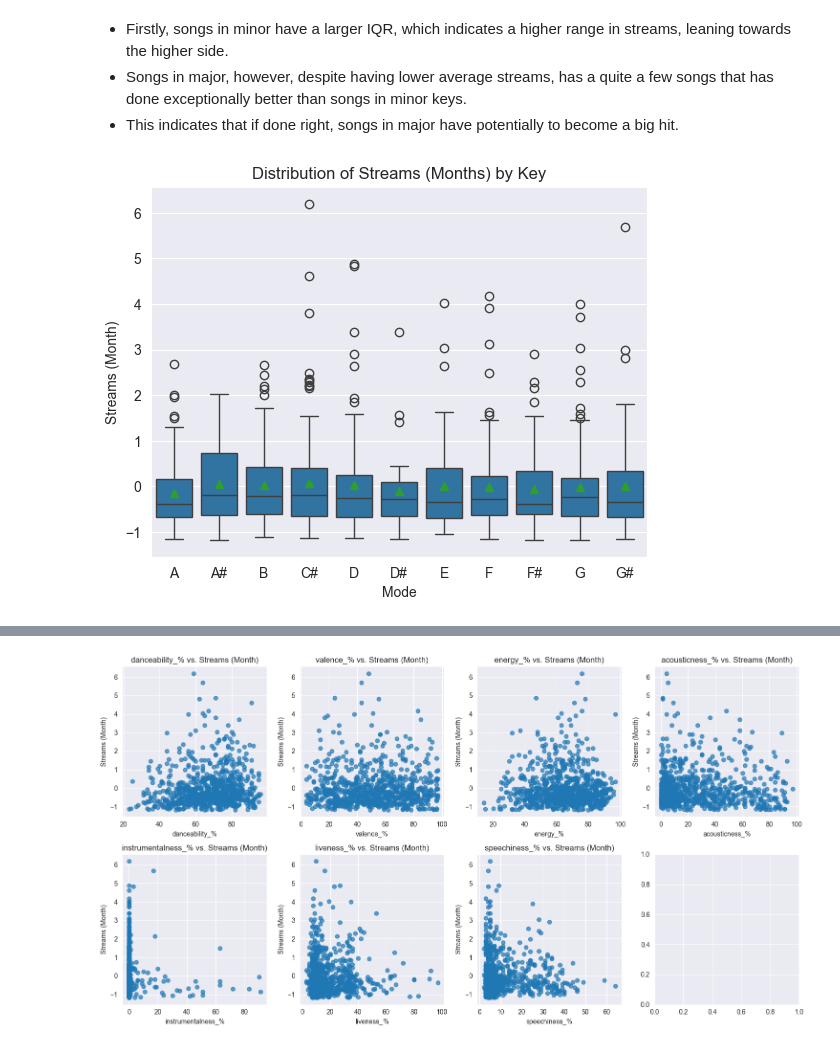
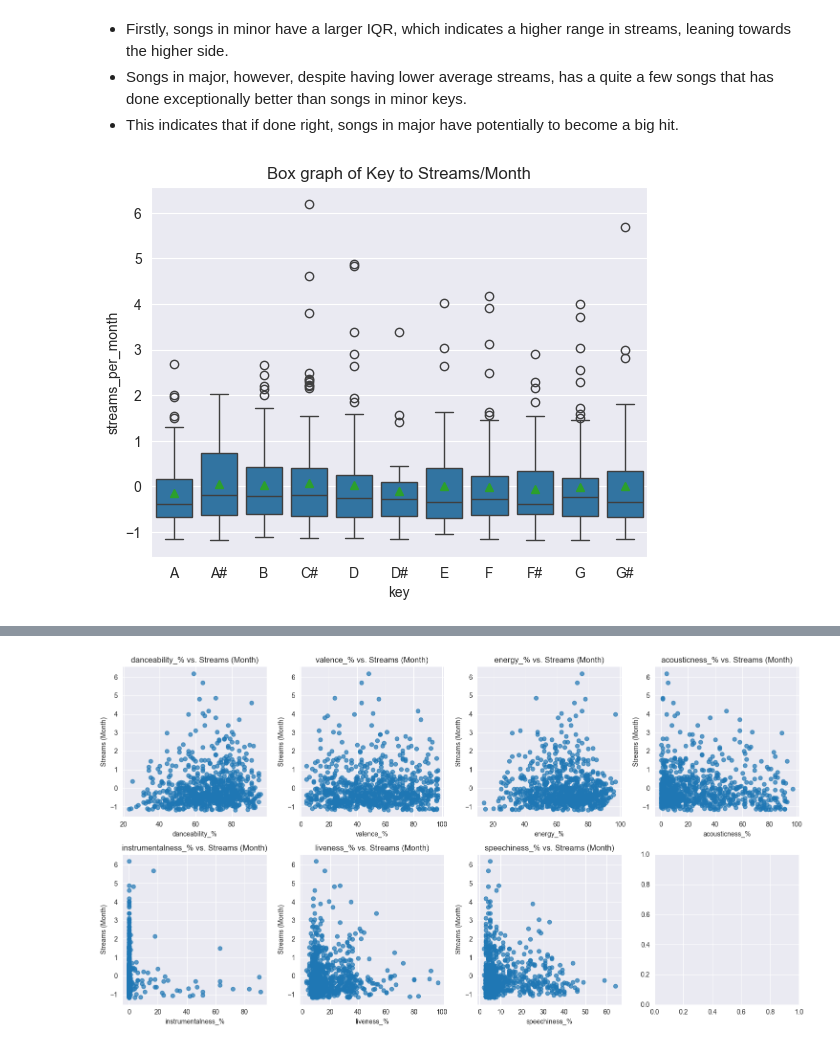
Before and after one commit to certificateofparticipation/VJCxTP-Hackathon-24, a Jupyter notebook: main.ipynb, the cells around one changed output, grey strips where cells are left out. Drawn from its saved outputs; the diff is of its cells as text; code cells hidden in the pictures.

```diff
--- a/main.ipynb
+++ b/main.ipynb
@@ -359,10 +382,10 @@ plt.show()
 # %%
 sns.boxplot(x='key', y='streams_per_month', showmeans=True, data=df)
 
-plt.xlabel('Mode')
-plt.ylabel('Streams (Month)')
-plt.title('Distribution of Streams (Months) by Key')
+plt.xlabel('key')
+plt.ylabel('streams_per_month')
+plt.title('Box graph of Key to Streams/Month')
 plt.xticks([0, 1, 2, 3, 4, 5, 6, 7, 8, 9, 10], ["A", "A#", "B", "C#", "D", "D#", "E", "F", "F#", "G", "G#"])
 plt.show()
 # %% [output]
-[figure, old version]
+[figure, new version]
```
Also changed, not shown: parts of 11 cells of this notebook.
